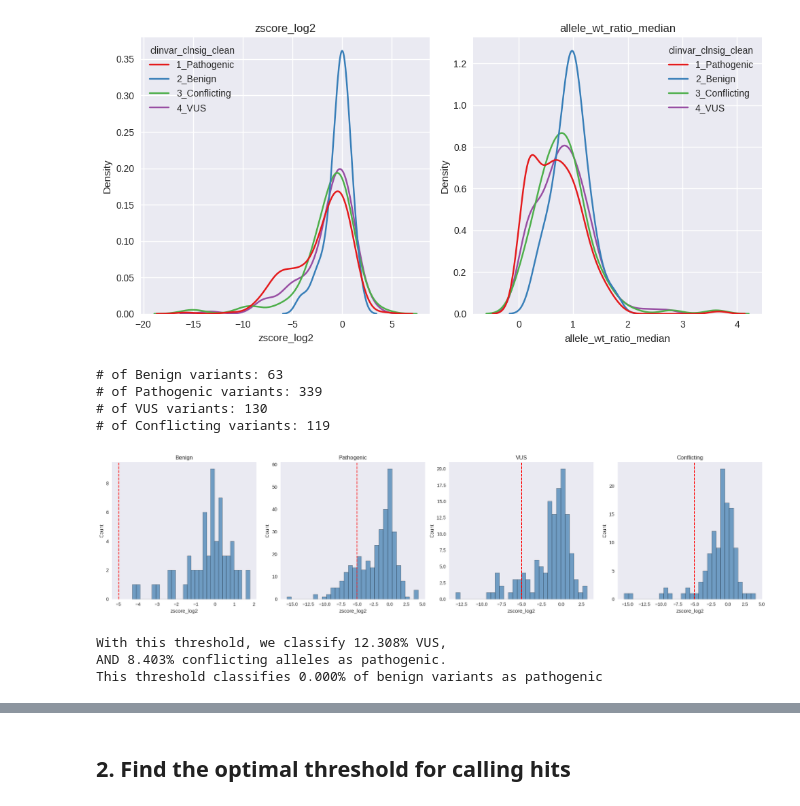
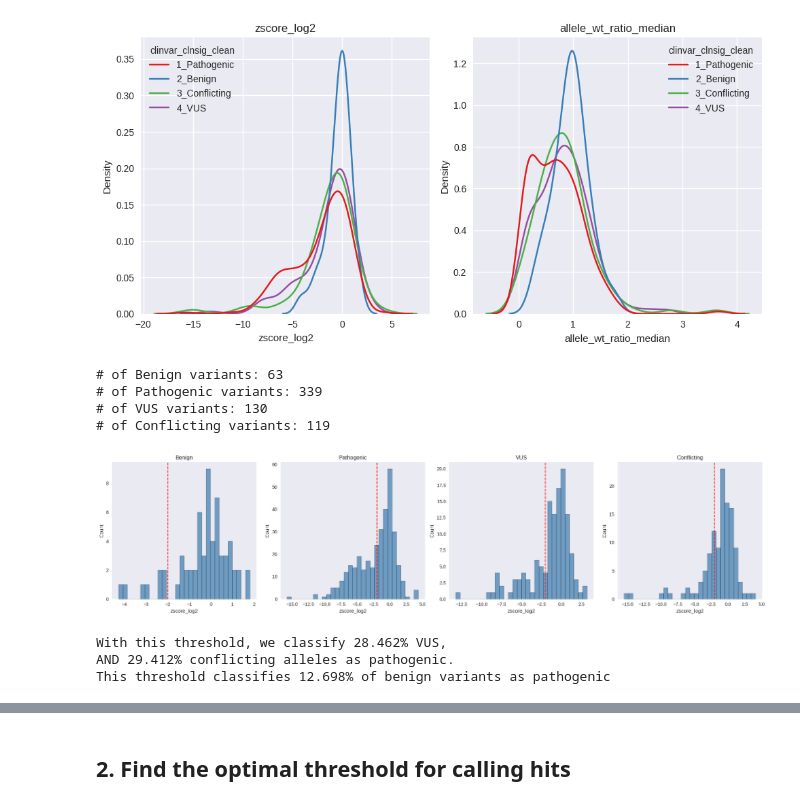
Before and after one commit to runxi-shen/2025_Pillar_VarChAMP, a Jupyter notebook: 2_individual_assay_analyses/dual_ipa/2_analyses/5_clinvar_annotation_summary.ipynb, the cells around one changed output, grey strips where cells are left out. Cells and saved outputs as stored; diff of their text form; code cells hidden in the pictures.

```diff
--- a/2_individual_assay_analyses/dual_ipa/2_analyses/5_clinvar_annotation_summary.ipynb
+++ b/2_individual_assay_analyses/dual_ipa/2_analyses/5_clinvar_annotation_summary.ipynb
@@ -14,7 +14,7 @@ import warnings
 warnings.filterwarnings('ignore')
 
 # Set style
-plt.style.use('seaborn-v0_8')
+sns.set_style(style='white')
 sns.set_palette("husl")
 # %% [markdown]
 ## 0. Load data
@@ -106,7 +89,7 @@ ClinVar Variants (StarStatus >= 1) Number: 532
 [figure]
 # %%
 plot_var = "zscore_log2"
-thresh = -5
+thresh = -2
 
 benign_scores = scores.filter(pl.col("clinvar_clnsig_clean") == "2_Benign")
 print("# of Benign variants:", benign_scores.shape[0])
@@ -125,35 +108,35 @@ fig, axs = plt.subplots(1, 4, figsize=(20, 5))
 plot_data = [
     ("Benign", benign_scores, axs[0]),
     ("Pathogenic", path_scores, axs[1]),
     ("VUS", vus_scores, axs[2]),
     ("Conflicting", conf_scores, axs[3]),
 ]
 
 # Plot each group
 for title, data, ax in plot_data:
     sns.histplot(data=data, x=plot_var, bins=30, color="steelblue", kde=False, ax=ax)
     ax.axvline(thresh, color="red", linestyle="--", linewidth=1.5)
     ax.set_title(title)
     ax.set_xlabel(plot_var)
     ax.set_ylabel("Count")
     ax.grid(False)
 
 plt.tight_layout()
 plt.show()
 
 benign_misclass = benign_scores.filter(pl.col(plot_var) < thresh).shape[0]
 benign_total = benign_scores.shape[0]
 print(f"With this threshold, we classify {vus_scores.filter(pl.col(plot_var) < thresh).shape[0]/vus_scores.shape[0]*100:.3f}% VUS,")
 print(f"AND {conf_scores.filter(pl.col(plot_var) < thresh).shape[0]/conf_scores.shape[0]*100:.3f}% conflicting alleles as pathogenic.")
 print(f"This threshold classifies {benign_misclass/benign_total*100:.3f}% of benign variants as pathogenic")
 # This is ~13.4% of VUS/conflicting
 # %% [output]
 # of Benign variants: 63
 # of Pathogenic variants: 339
 # of VUS variants: 130
 # of Conflicting variants: 119
-[figure, old version]
+[figure, new version]
-With this threshold, we classify 12.308% VUS,
-AND 8.403% conflicting alleles as pathogenic.
-This threshold classifies 0.000% of benign variants as pathogenic
+With this threshold, we classify 28.462% VUS,
+AND 29.412% conflicting alleles as pathogenic.
+This threshold classifies 12.698% of benign variants as pathogenic
 # %%
```
Also changed, not shown: parts of 10 cells of this notebook, 12 other files.
